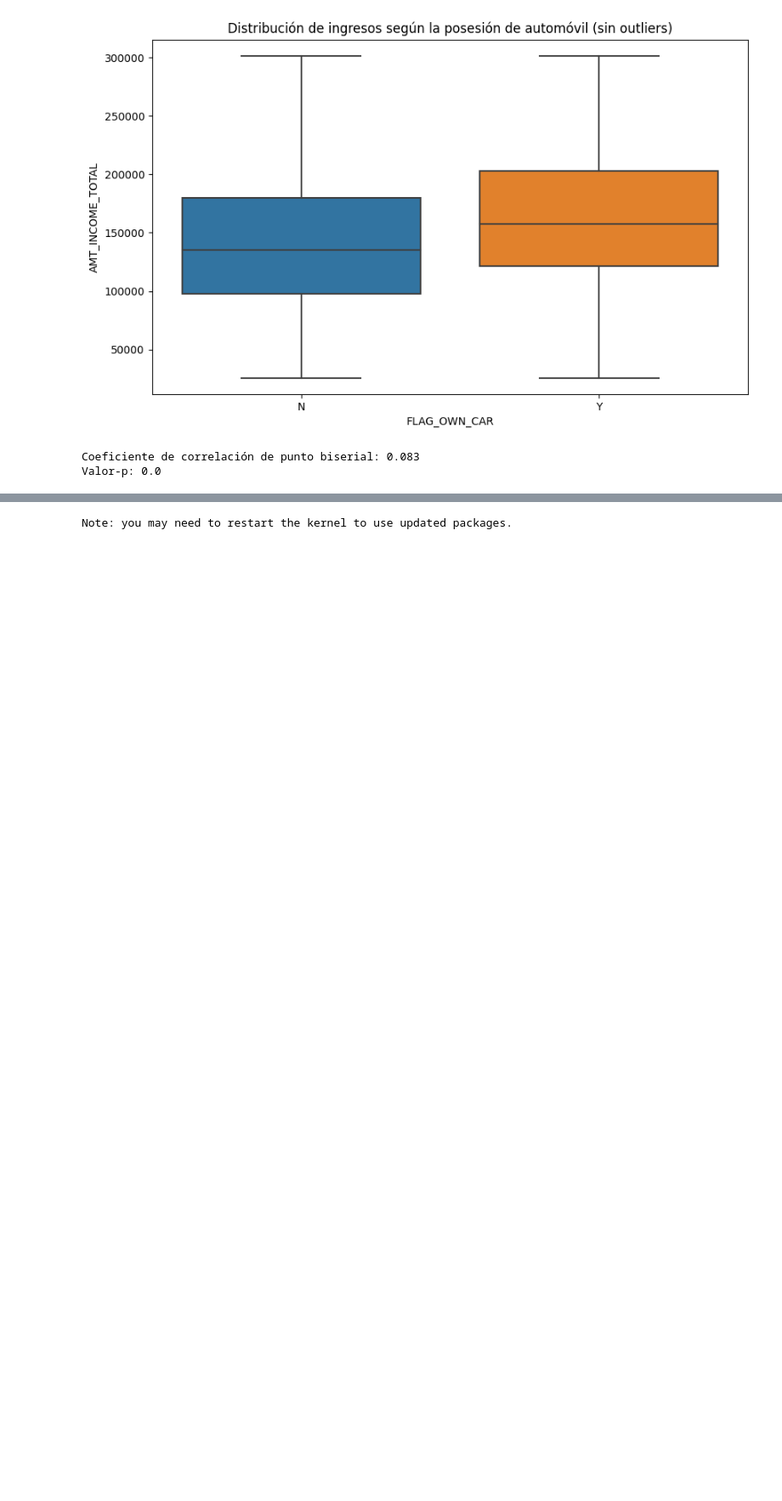
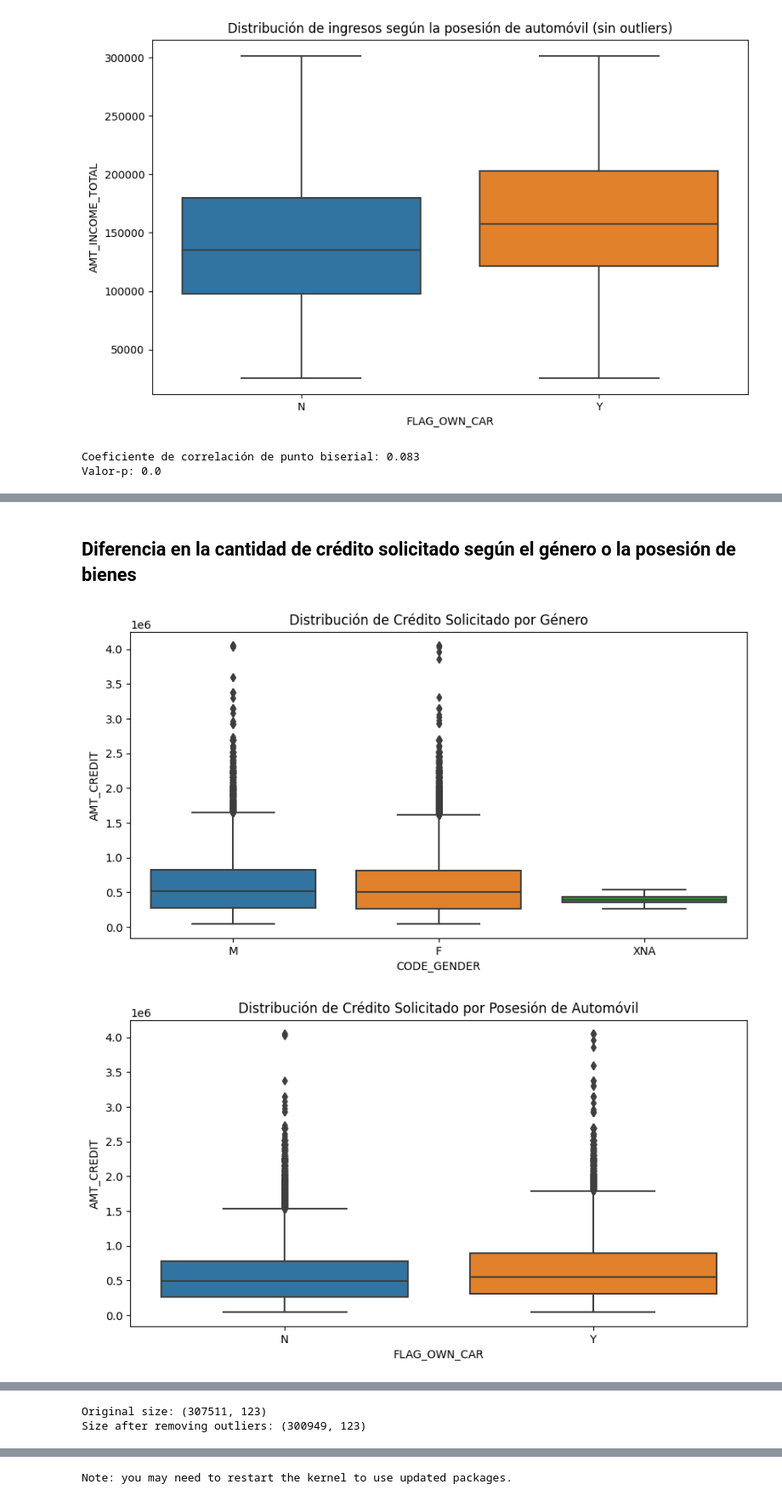
Before and after one commit to davidsosaolea/Home_Credit_Default_Risk, a Jupyter notebook: EDA_Home_Credit_Default_Risk.ipynb, the cells around one changed output, grey strips where cells are left out. Shown at 85% size. Saved outputs shown, nothing was run; the diff lists cells and outputs as text; code cells hidden in the pictures; blank space fills up the shorter version.

```diff
--- a/EDA_Home_Credit_Default_Risk.ipynb
+++ b/EDA_Home_Credit_Default_Risk.ipynb
@@ -410,0 +406,23 @@ df.head()
+# %% [markdown]
+## Diferencia en la cantidad de crédito solicitado según el género o la posesión de bienes
+# %%
+# Visualización de la cantidad de crédito solicitado según el género
+plt.figure(figsize=(10, 5))
+sns.boxplot(data=df, x='CODE_GENDER', y='AMT_CREDIT')
+plt.title('Distribución de Crédito Solicitado por Género')
+plt.show()
+
+# Visualización de la cantidad de crédito solicitado según la posesión de un automóvil
+plt.figure(figsize=(10, 5))
+sns.boxplot(data=df, x='FLAG_OWN_CAR', y='AMT_CREDIT')
+plt.title('Distribución de Crédito Solicitado por Posesión de Automóvil')
+plt.show()
+
+# Visualización de la cantidad de crédito solicitado según la posesión de una propiedad
+plt.figure(figsize=(10, 5))
+sns.boxplot(data=df, x='FLAG_OWN_REALTY', y='AMT_CREDIT')
+plt.title('Distribución de Crédito Solicitado por Posesión de Propiedad')
+plt.show()
+# %% [output]
+[figure, added]
+[figure, added]
@@ -410,0 +430,18 @@ df.head()
+# %%
+def remove_outliers(df, column_name):
+    '''Función para remover outliers basados en el IQR'''
+    Q1 = df[column_name].quantile(0.25)
+    Q3 = df[column_name].quantile(0.75)
+    IQR = Q3 - Q1
+    filter = (df[column_name] >= Q1 - 1.5 * IQR) & (df[column_name] <= Q3 + 1.5 * IQR)
+    return df.loc[filter]
+
+# Remover outliers para la columna 'AMT_CREDIT'
+df_clean = remove_outliers(df, 'AMT_CREDIT')
+
+# Mostrar el tamaño original del DataFrame y después de remover los outliers
+print(f"Original size: {df.shape}")
+print(f"Size after removing outliers: {df_clean.shape}")
+# %% [output]
+Original size: (307511, 123)
+Size after removing outliers: (300949, 123)
```
Also changed, not shown: parts of 11 cells of this notebook.
